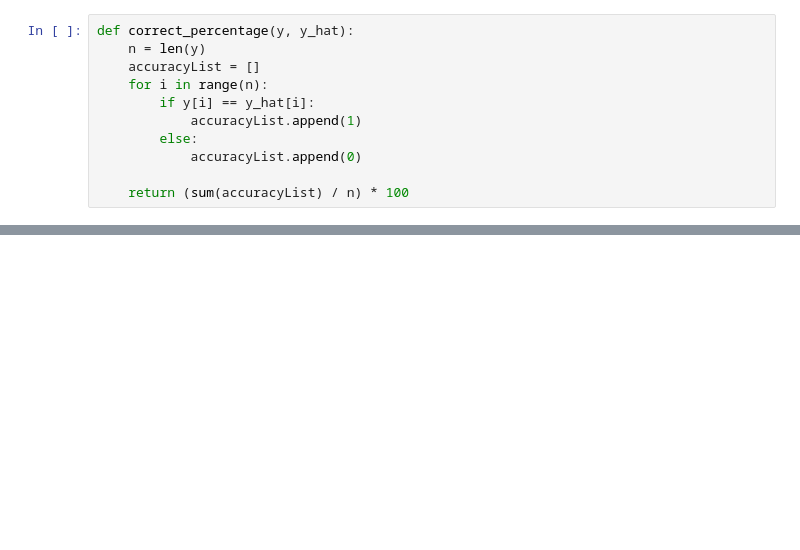
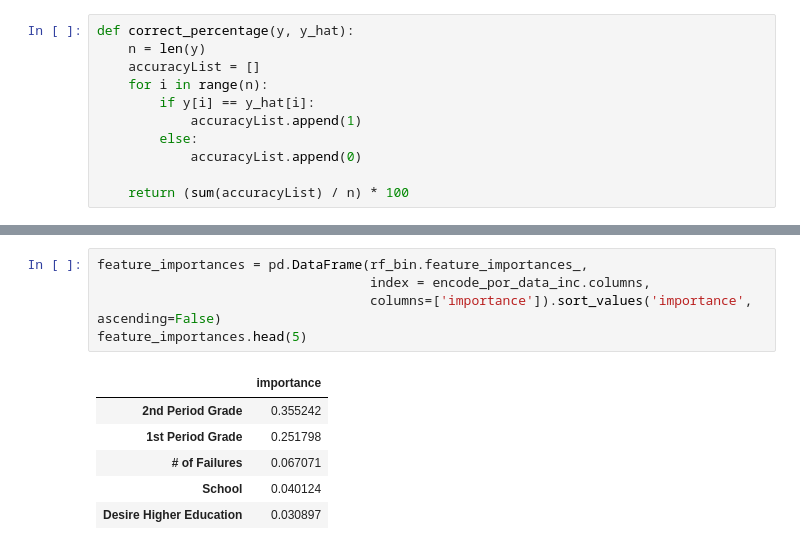
Before and after one commit to woohyukchang/cse146proj, a Jupyter notebook: por_protected.ipynb, the cells around one changed output, grey strips where cells are left out. Saved outputs shown, nothing was run; the diff lists cells and outputs as text; blank space fills up the shorter version.

```diff
--- a/por_protected.ipynb
+++ b/por_protected.ipynb
@@ -202,0 +232,12 @@ print(bin_inc_percentages)
+# %%
+feature_importances = pd.DataFrame(rf_bin.feature_importances_,
+                                   index = encode_por_data_inc.columns,
+                                   columns=['importance']).sort_values('importance', ascending=False)
+feature_importances.head(5)
+# %% [output]
+|  | importance |
+| 2nd Period Grade | 0.355242 |
+| 1st Period Grade | 0.251798 |
+| # of Failures | 0.067071 |
+| School | 0.040124 |
+| Desire Higher Education | 0.030897 |
```
Also changed, not shown: parts of 55 cells of this notebook, 5 other files.
